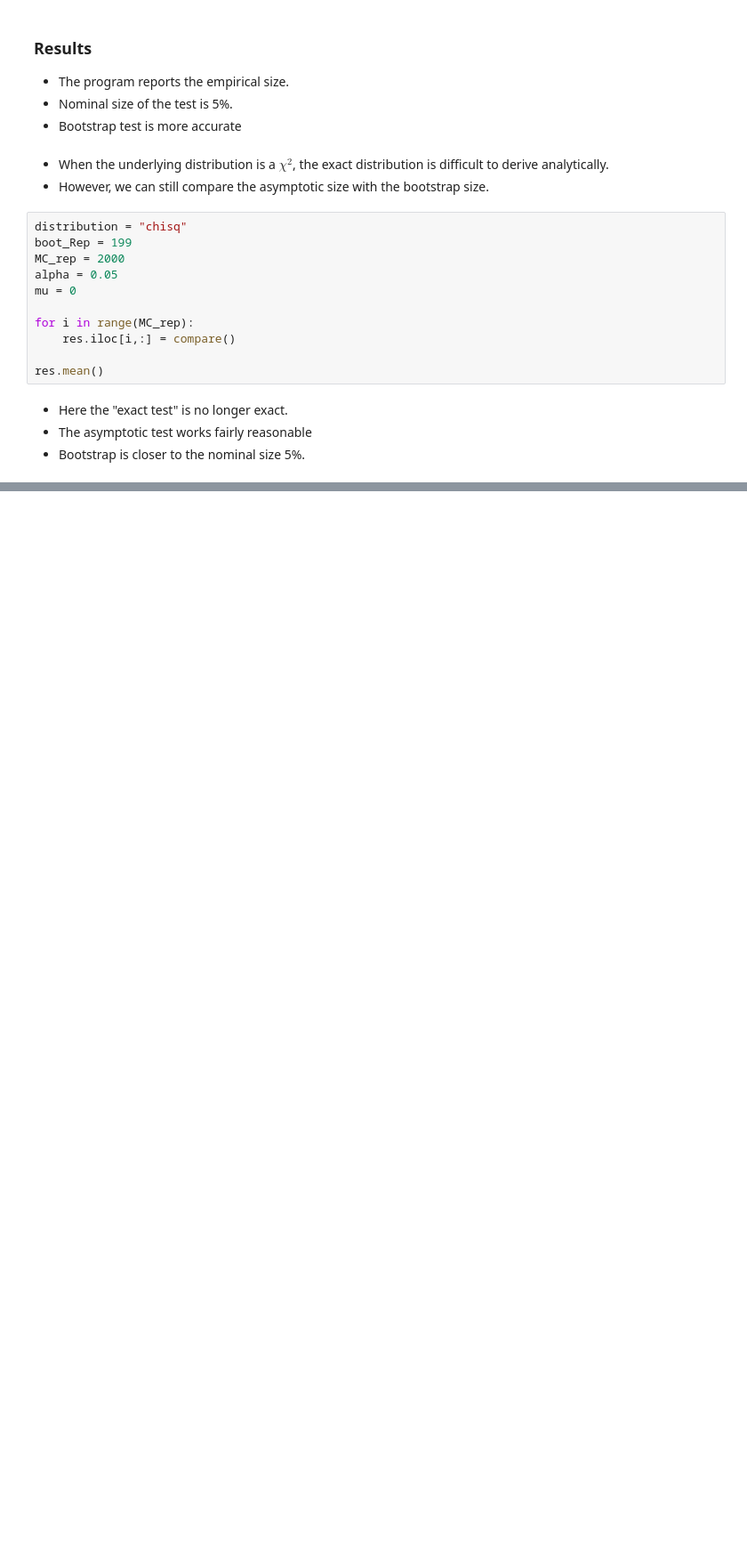
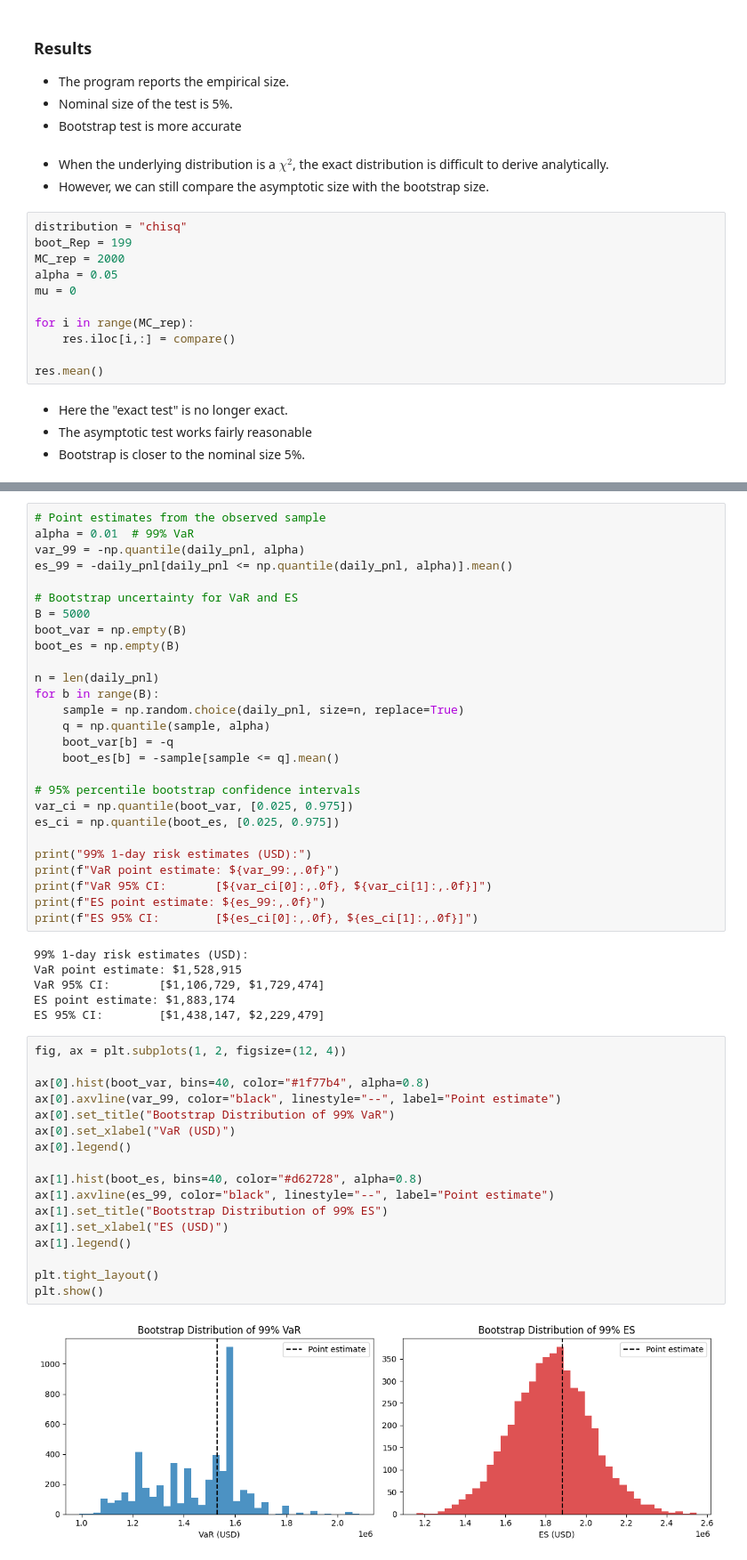
Before and after one commit to zhentaoshi/Econ5821, a Jupyter notebook: py_05_simulations.ipynb, the cells around one changed output, grey strips where cells are left out. Shown at 89% size. Saved outputs shown, nothing was run; the diff lists cells and outputs as text; blank space fills up the shorter version.

Commit message:
bootstrap for VaR

```diff
--- a/py_05_simulations.ipynb
+++ b/py_05_simulations.ipynb
@@ -643,0 +674,52 @@ res.mean()
+# %%
+# Point estimates from the observed sample
+alpha = 0.01  # 99% VaR
+var_99 = -np.quantile(daily_pnl, alpha)
+es_99 = -daily_pnl[daily_pnl <= np.quantile(daily_pnl, alpha)].mean()
+
+# Bootstrap uncertainty for VaR and ES
+B = 5000
+boot_var = np.empty(B)
+boot_es = np.empty(B)
+
+n = len(daily_pnl)
+for b in range(B):
+    sample = np.random.choice(daily_pnl, size=n, replace=True)
+    q = np.quantile(sample, alpha)
+    boot_var[b] = -q
+    boot_es[b] = -sample[sample <= q].mean()
+
+# 95% percentile bootstrap confidence intervals
+var_ci = np.quantile(boot_var, [0.025, 0.975])
+es_ci = np.quantile(boot_es, [0.025, 0.975])
+
+print("99% 1-day risk estimates (USD):")
+print(f"VaR point estimate: ${var_99:,.0f}")
+print(f"VaR 95% CI:       [${var_ci[0]:,.0f}, ${var_ci[1]:,.0f}]")
+print(f"ES point estimate: ${es_99:,.0f}")
+print(f"ES 95% CI:        [${es_ci[0]:,.0f}, ${es_ci[1]:,.0f}]")
+# %% [output]
+99% 1-day risk estimates (USD):
+VaR point estimate: $1,528,915
+VaR 95% CI:       [$1,106,729, $1,729,474]
+ES point estimate: $1,883,174
+ES 95% CI:        [$1,438,147, $2,229,479]
+# %%
+fig, ax = plt.subplots(1, 2, figsize=(12, 4))
+
+ax[0].hist(boot_var, bins=40, color="#1f77b4", alpha=0.8)
+ax[0].axvline(var_99, color="black", linestyle="--", label="Point estimate")
+ax[0].set_title("Bootstrap Distribution of 99% VaR")
+ax[0].set_xlabel("VaR (USD)")
+ax[0].legend()
+
+ax[1].hist(boot_es, bins=40, color="#d62728", alpha=0.8)
+ax[1].axvline(es_99, color="black", linestyle="--", label="Point estimate")
+ax[1].set_title("Bootstrap Distribution of 99% ES")
+ax[1].set_xlabel("ES (USD)")
+ax[1].legend()
+
+plt.tight_layout()
+plt.show()
+# %% [output]
+[figure, added]
```
Also changed, not shown: parts of 3 cells of this notebook.
